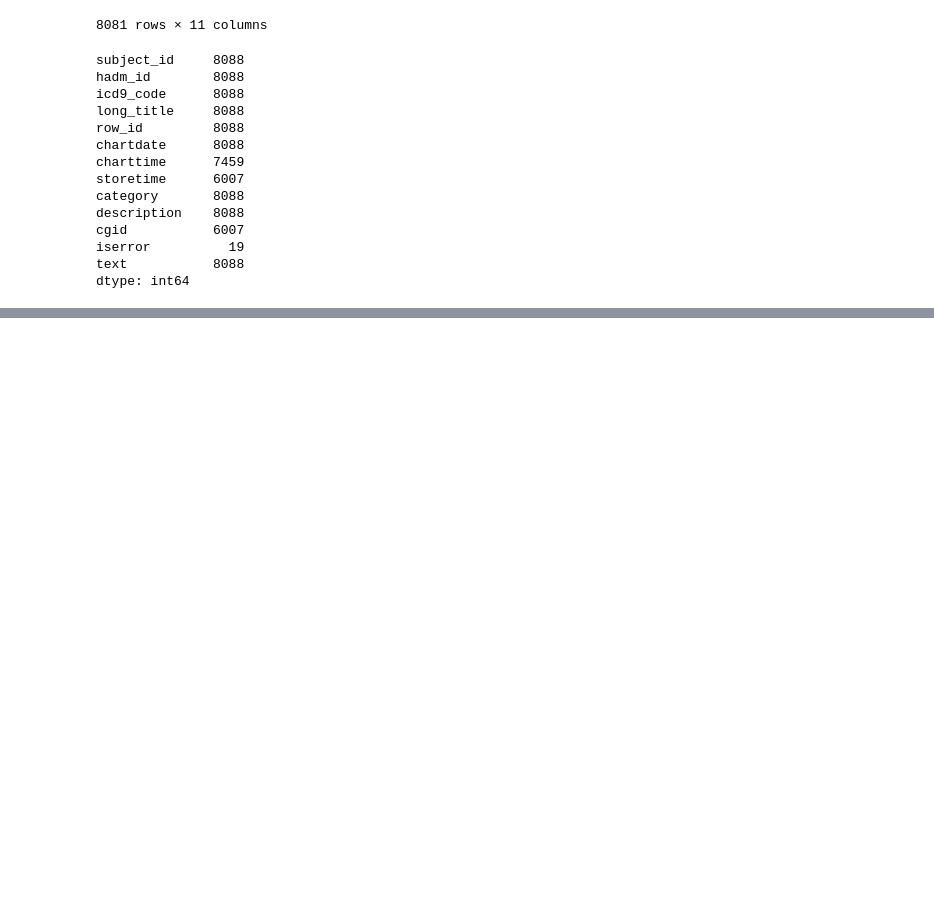
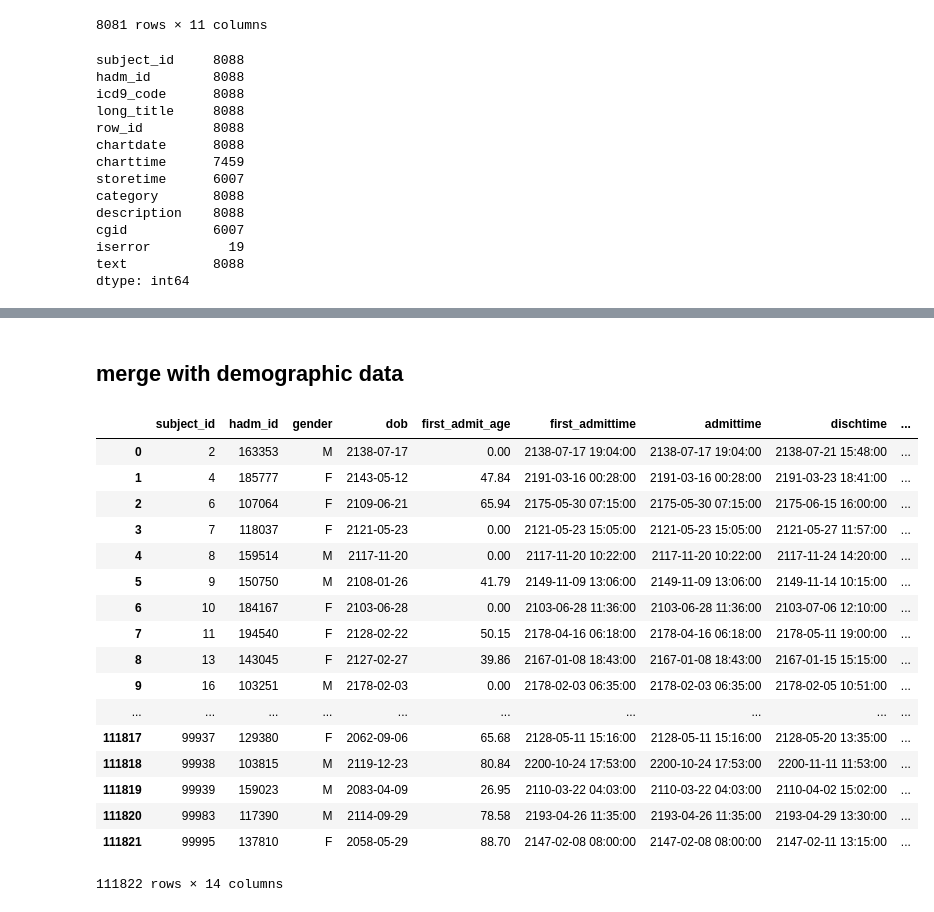
Before and after one commit to anaeliaovalle/mimic3_research, a Jupyter notebook: MIMIC3 Project.ipynb, the cells around one changed output, grey strips where cells are left out. Saved outputs shown, nothing was run; the diff lists cells and outputs as text; code cells hidden in the pictures; blank space fills up the shorter version.

Commit message:
adding 2 tables and updated notebook

```diff
--- a/MIMIC3 Project.ipynb
+++ b/MIMIC3 Project.ipynb
@@ -11,7 +11,7 @@ import matplotlib.lines as mlines
 pd.options.display.max_colwidth = 500
 pd.options.display.width = 500
 pd.options.display.max_columns = 500
-pd.options.display.max_rows = 10
+pd.options.display.max_rows = 200
 
 
 %matplotlib inline
@@ -758,0 +1195,76 @@ p_notes.to_csv('/Users/eightiesfanjan/Desktop/research/mimic3_research/p_notes.c
+# %% [markdown]
+## merge with demographic data
+# %%
+#get patients whose age between 18-99
+#can only get ages less than 89.
+
+query = query_schema + """
+
+WITH first_admission_time AS
+(
+  SELECT
+      p.subject_id,
+      a.hadm_id,
+      p.dob,
+      p.gender,
+      MIN (a.admittime) AS first_admittime,
+      MIN( ROUND( (cast(admittime as date) - cast(dob as date)) / 365.242,2) )
+          AS first_admit_age
+  FROM patients p
+  INNER JOIN admissions a
+  ON p.subject_id = a.subject_id
+  GROUP BY p.subject_id, p.dob, p.gender,a.hadm_id
+  ORDER BY p.subject_id
+)
+SELECT
+    a.subject_id,
+    a.hadm_id,
+  gender,
+  dob,
+  first_admit_age,
+  first_admittime,
+  admittime,
+  dischtime,
+  (cast(dischtime as date) - cast(admittime as date)) as duration,
+  CASE
+      -- all ages > 89 in the database were replaced with 300
+      WHEN first_admit_age > 100
+          then '>89'
+      WHEN first_admit_age >= 14
+          THEN 'adult'
+      WHEN first_admit_age <= 1
+          THEN 'neonate'
+      ELSE 'middle'
+      END AS age_group,
+  deathtime,
+  admission_type,
+  diagnosis,
+  hospital_expire_flag as mortality_bin
+FROM first_admission_time a
+INNER JOIN
+    admissions c
+ON a.subject_id = c.subject_id
+
+
+"""
+df_demo= pd.read_sql_query(query,con)
+df_demo
+# %% [output]
+|  | subject_id | hadm_id | gender | dob | first_admit_age | first_admittime | admittime | dischtime | ... |
+| 0 | 2 | 163353 | M | 2138-07-17 | 0.00 | 2138-07-17 19:04:00 | 2138-07-17 19:04:00 | 2138-07-21 15:48:00 | ... |
+| 1 | 4 | 185777 | F | 2143-05-12 | 47.84 | 2191-03-16 00:28:00 | 2191-03-16 00:28:00 | 2191-03-23 18:41:00 | ... |
+| 2 | 6 | 107064 | F | 2109-06-21 | 65.94 | 2175-05-30 07:15:00 | 2175-05-30 07:15:00 | 2175-06-15 16:00:00 | ... |
+| 3 | 7 | 118037 | F | 2121-05-23 | 0.00 | 2121-05-23 15:05:00 | 2121-05-23 15:05:00 | 2121-05-27 11:57:00 | ... |
+| 4 | 8 | 159514 | M | 2117-11-20 | 0.00 | 2117-11-20 10:22:00 | 2117-11-20 10:22:00 | 2117-11-24 14:20:00 | ... |
+| 5 | 9 | 150750 | M | 2108-01-26 | 41.79 | 2149-11-09 13:06:00 | 2149-11-09 13:06:00 | 2149-11-14 10:15:00 | ... |
+| 6 | 10 | 184167 | F | 2103-06-28 | 0.00 | 2103-06-28 11:36:00 | 2103-06-28 11:36:00 | 2103-07-06 12:10:00 | ... |
+| 7 | 11 | 194540 | F | 2128-02-22 | 50.15 | 2178-04-16 06:18:00 | 2178-04-16 06:18:00 | 2178-05-11 19:00:00 | ... |
+| 8 | 13 | 143045 | F | 2127-02-27 | 39.86 | 2167-01-08 18:43:00 | 2167-01-08 18:43:00 | 2167-01-15 15:15:00 | ... |
+| 9 | 16 | 103251 | M | 2178-02-03 | 0.00 | 2178-02-03 06:35:00 | 2178-02-03 06:35:00 | 2178-02-05 10:51:00 | ... |
+| ... | ... | ... | ... | ... | ... | ... | ... | ... | ... |
+| 111817 | 99937 | 129380 | F | 2062-09-06 | 65.68 | 2128-05-11 15:16:00 | 2128-05-11 15:16:00 | 2128-05-20 13:35:00 | ... |
+| 111818 | 99938 | 103815 | M | 2119-12-23 | 80.84 | 2200-10-24 17:53:00 | 2200-10-24 17:53:00 | 2200-11-11 11:53:00 | ... |
+| 111819 | 99939 | 159023 | M | 2083-04-09 | 26.95 | 2110-03-22 04:03:00 | 2110-03-22 04:03:00 | 2110-04-02 15:02:00 | ... |
+| 111820 | 99983 | 117390 | M | 2114-09-29 | 78.58 | 2193-04-26 11:35:00 | 2193-04-26 11:35:00 | 2193-04-29 13:30:00 | ... |
+| 111821 | 99995 | 137810 | F | 2058-05-29 | 88.70 | 2147-02-08 08:00:00 | 2147-02-08 08:00:00 | 2147-02-11 13:15:00 | ... |
+111822 rows × 14 columns
```
Also changed, not shown: parts of 14 cells of this notebook, 2 other files.
